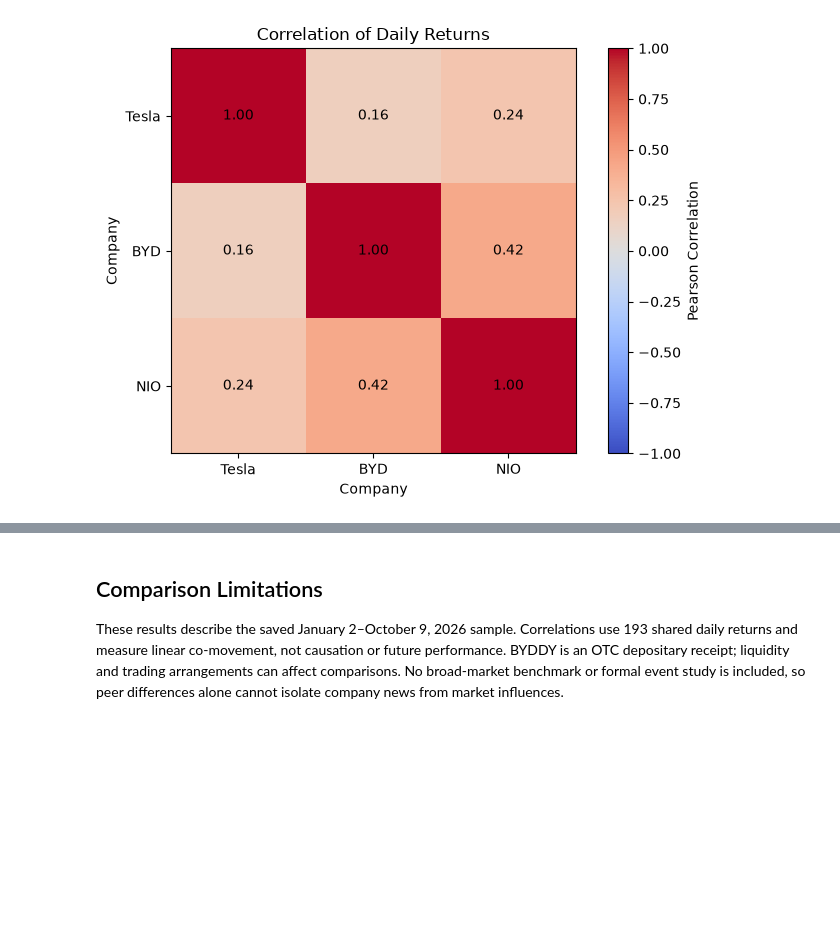
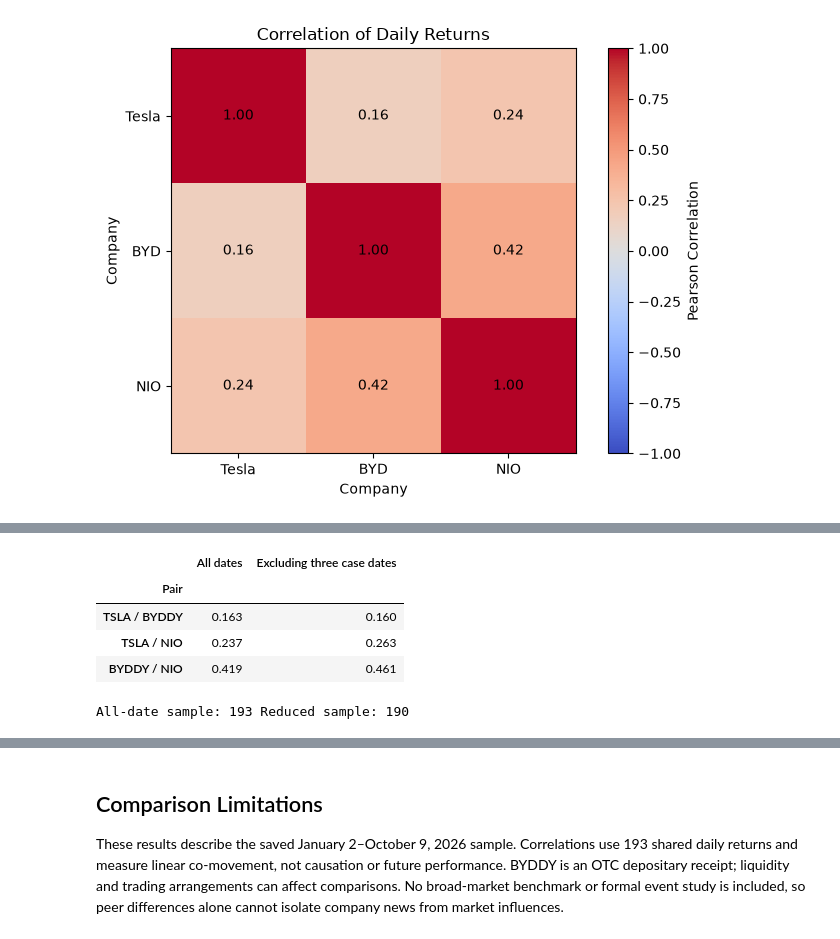
Before and after one commit to LiMeizhi1/mgs3101-analysis, a Jupyter notebook: comparison_analysis.ipynb, the cells around one changed output, grey strips where cells are left out. Cells and saved outputs as stored; diff of their text form; code cells hidden in the pictures; blank space fills up the shorter version.

```diff
--- a/comparison_analysis.ipynb
+++ b/comparison_analysis.ipynb
@@ -219,0 +293,22 @@ Results may also differ over other time periods.
+# %%
+# Exclude only the three dates selected for the researched company cases.
+researched_event_dates = pd.to_datetime(["2026-07-23", "2026-02-02", "2026-03-10"])
+assert researched_event_dates.isin(valid_returns.index).all()
+without_researched_dates = valid_returns.drop(index=researched_event_dates)
+full_corr = valid_returns.corr()
+reduced_corr = without_researched_dates.corr()
+pair_rows = []
+for first, second in [("TSLA", "BYDDY"), ("TSLA", "NIO"), ("BYDDY", "NIO")]:
+    pair_rows.append({"Pair": first + " / " + second,
+                      "All dates": full_corr.loc[first, second],
+                      "Excluding three case dates": reduced_corr.loc[first, second]})
+correlation_sensitivity = pd.DataFrame(pair_rows).set_index("Pair")
+display(correlation_sensitivity.round(3))
+print("All-date sample:", len(valid_returns), "Reduced sample:", len(without_researched_dates))
+# %% [output]
+|  | All dates | Excluding three case dates |
+| Pair |  |  |
+| TSLA / BYDDY | 0.163 | 0.160 |
+| TSLA / NIO | 0.237 | 0.263 |
+| BYDDY / NIO | 0.419 | 0.461 |
+All-date sample: 193 Reduced sample: 190
```
Also changed, not shown: parts of 13 cells of this notebook, 2 other files.
